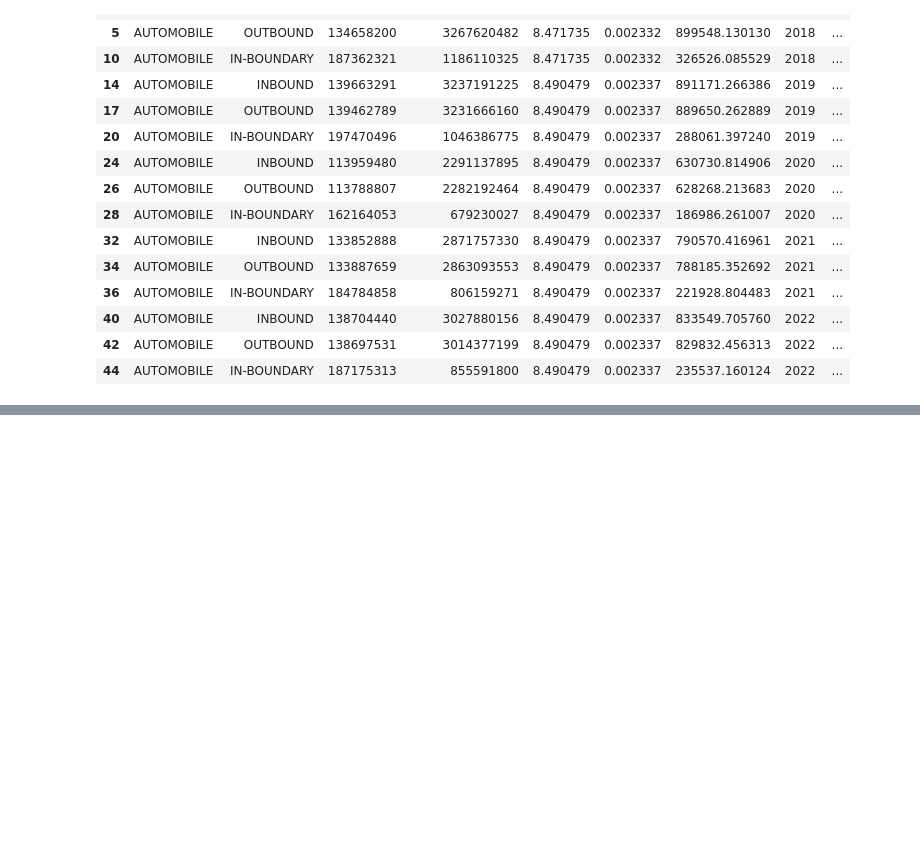
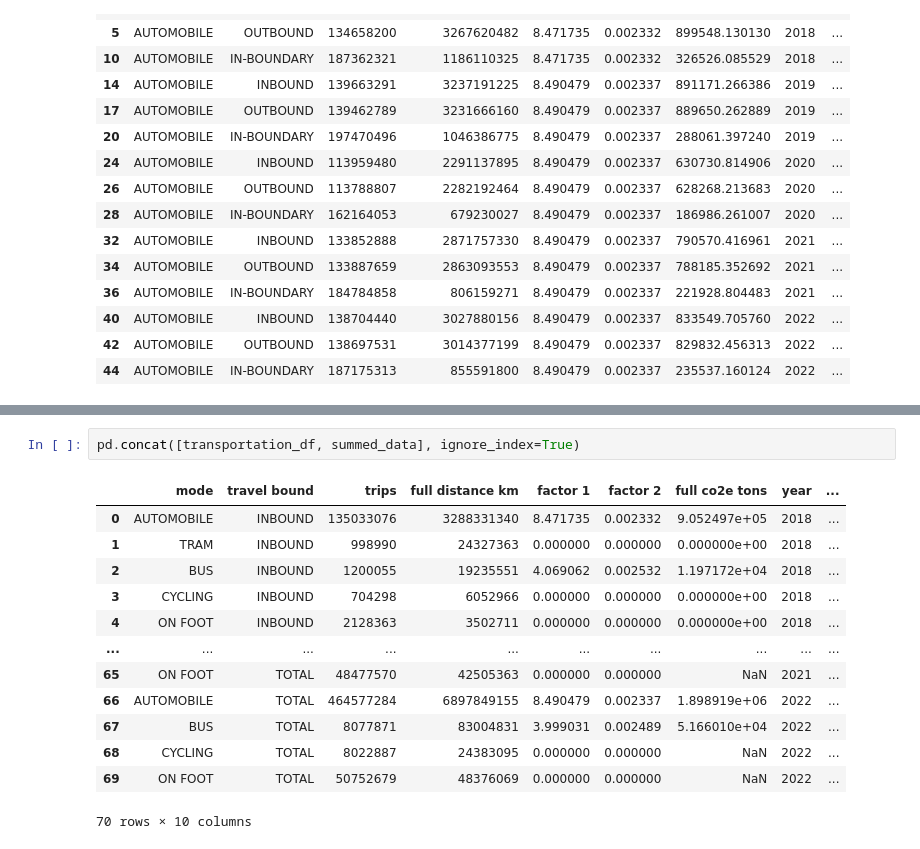
Before and after one commit to City-of-Long-Beach-Public/climate_inventory, a Jupyter notebook: src/extractions/GoogleEIE/google_test.ipynb, the cells around one changed output, grey strips where cells are left out. Saved outputs shown, nothing was run; the diff lists cells and outputs as text; blank space fills up the shorter version.

```diff
--- a/src/extractions/GoogleEIE/google_test.ipynb
+++ b/src/extractions/GoogleEIE/google_test.ipynb
@@ -199,0 +196,16 @@ yearly_data
+# %%
+pd.concat([transportation_df, summed_data], ignore_index=True)
+# %% [output]
+|  | mode | travel bound | trips | full distance km | factor 1 | factor 2 | full co2e tons | year | ... |
+| 0 | AUTOMOBILE | INBOUND | 135033076 | 3288331340 | 8.471735 | 0.002332 | 9.052497e+05 | 2018 | ... |
+| 1 | TRAM | INBOUND | 998990 | 24327363 | 0.000000 | 0.000000 | 0.000000e+00 | 2018 | ... |
+| 2 | BUS | INBOUND | 1200055 | 19235551 | 4.069062 | 0.002532 | 1.197172e+04 | 2018 | ... |
+| 3 | CYCLING | INBOUND | 704298 | 6052966 | 0.000000 | 0.000000 | 0.000000e+00 | 2018 | ... |
+| 4 | ON FOOT | INBOUND | 2128363 | 3502711 | 0.000000 | 0.000000 | 0.000000e+00 | 2018 | ... |
+| ... | ... | ... | ... | ... | ... | ... | ... | ... | ... |
+| 65 | ON FOOT | TOTAL | 48477570 | 42505363 | 0.000000 | 0.000000 | NaN | 2021 | ... |
+| 66 | AUTOMOBILE | TOTAL | 464577284 | 6897849155 | 8.490479 | 0.002337 | 1.898919e+06 | 2022 | ... |
+| 67 | BUS | TOTAL | 8077871 | 83004831 | 3.999031 | 0.002489 | 5.166010e+04 | 2022 | ... |
+| 68 | CYCLING | TOTAL | 8022887 | 24383095 | 0.000000 | 0.000000 | NaN | 2022 | ... |
+| 69 | ON FOOT | TOTAL | 50752679 | 48376069 | 0.000000 | 0.000000 | NaN | 2022 | ... |
+70 rows × 10 columns
```
Also changed, not shown: parts of 2 cells of this notebook, 1 other file.
